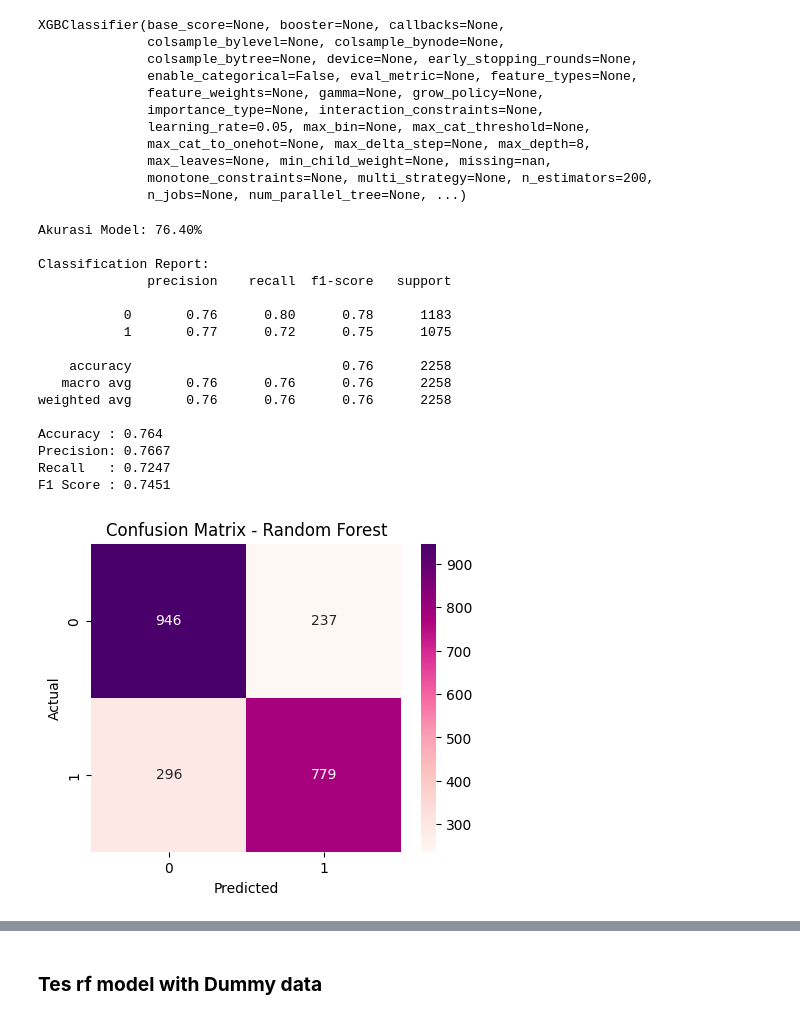
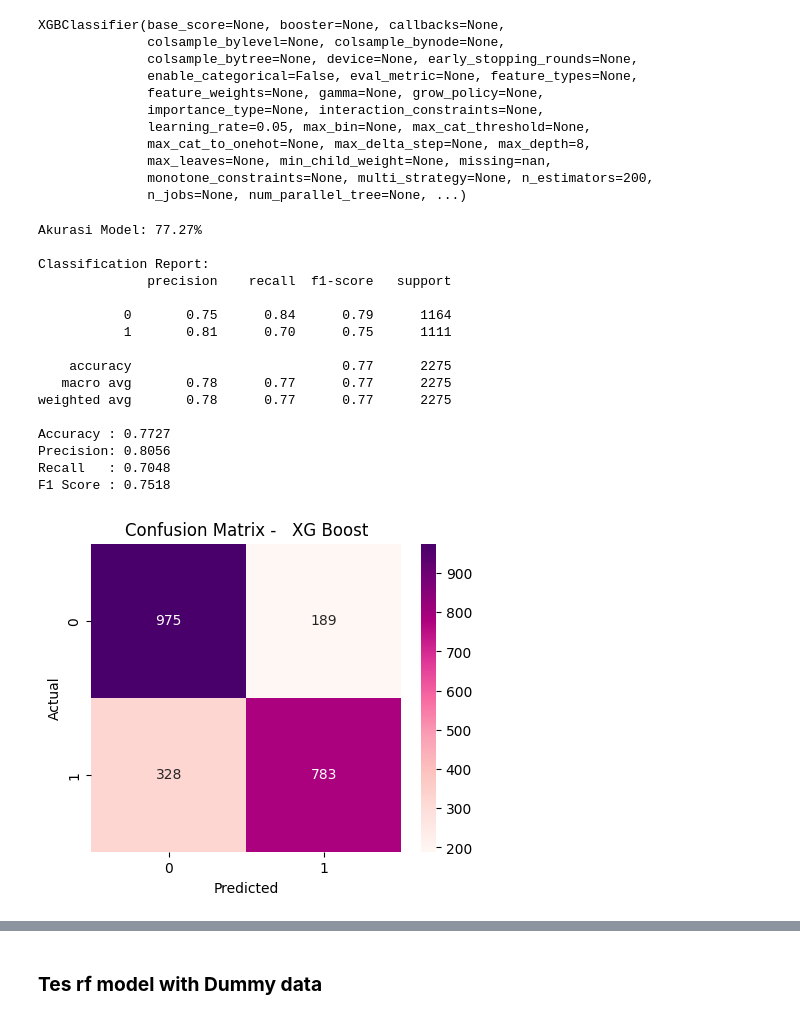
Before and after one commit to raflyfurqon/Sistem-Monitoring-Kualitas-Air-untuk-Kelayakan-Minum-, a Jupyter notebook: water_quality_v2.ipynb, the cells around one changed output, grey strips where cells are left out. Saved outputs shown, nothing was run; the diff lists cells and outputs as text; code cells hidden in the pictures.

Commit message:
load data sensor

```diff
--- a/water_quality_v2.ipynb
+++ b/water_quality_v2.ipynb
@@ -84,3 +80,8 @@ df.describe()
 | 50% | 7.092450 | 353.993831 | 3.973042 | 0.000000 |
 | 75% | 7.183646 | 365.391233 | 4.028042 | 1.000000 |
 | max | 14.000000 | 987.535420 | 6.739000 | 1.000000 |
+# %%
+df_sensor = pd.read_csv('dataset/dataset_sensor.csv')
+print(df_sensor.head())
+print('\n')
+print(df_sensor.info())
@@ -86,0 +109,8 @@ df.describe()
+# %%
+df = pd.concat(
+    [df, df_sensor],
+    axis=0,
+    ignore_index=True
+)
+
+print(df.info())
@@ -294,7 +368,6 @@ for i in range(len(models)) :
     model = list(models.values())[i]
     model.fit(x_train , y_train)
 
-    y_pred_train = model.predict(x_train)
     y_pred_test = model.predict(x_test)
 
     accuracy_test , class_rep_test , cf_matrix_test = evaluate_metrics(y_test , y_pred_test)
@@ -429,45 +503,45 @@ acc_rf = accuracy_score(y_test, y_pred_xgb)
 print(f"Akurasi Model: {acc_rf * 100:.2f}%")
 
 # Tampilkan laporan lengkap
 print("\nClassification Report:")
 print(classification_report(y_test, y_pred_xgb))
 
 accuracy = accuracy_score(y_test, y_pred_xgb)
 precision = precision_score(y_test, y_pred_xgb)
 recall = recall_score(y_test, y_pred_xgb)
 f1 = f1_score(y_test, y_pred_xgb)
 
 print("Accuracy :", round(accuracy, 4))
 print("Precision:", round(precision, 4))
 print("Recall   :", round(recall, 4))
 print("F1 Score :", round(f1, 4))
 
 # Plot confussion matrix
 cm = confusion_matrix(y_test, y_pred_xgb)
 plt.figure(figsize=(5,4))
 sns.heatmap(cm, annot=True, fmt='d', cmap='RdPu')
-plt.title("Confusion Matrix - Random Forest")
+plt.title("Confusion Matrix -   XG Boost")
 plt.xlabel("Predicted")
 plt.ylabel("Actual")
 plt.show()
 # %% [output]
-Akurasi Model: 76.40%
+Akurasi Model: 77.27%
 
 Classification Report:
               precision    recall  f1-score   support
 
-           0       0.76      0.80      0.78      1183
-           1       0.77      0.72      0.75      1075
+           0       0.75      0.84      0.79      1164
+           1       0.81      0.70      0.75      1111
 
-    accuracy                           0.76      2258
-   macro avg       0.76      0.76      0.76      2258
-weighted avg       0.76      0.76      0.76      2258
+    accuracy                           0.77      2275
+   macro avg       0.78      0.77      0.77      2275
+weighted avg       0.78      0.77      0.77      2275
 
-Accuracy : 0.764
-Precision: 0.7667
-Recall   : 0.7247
-F1 Score : 0.7451
+Accuracy : 0.7727
+Precision: 0.8056
+Recall   : 0.7048
+F1 Score : 0.7518
-[figure, old version]
+[figure, new version]
 # %%
 # Prediksi data test
 y_pred_rf = model_rf.predict(x_test)
```
Also changed, not shown: parts of 21 cells of this notebook.
